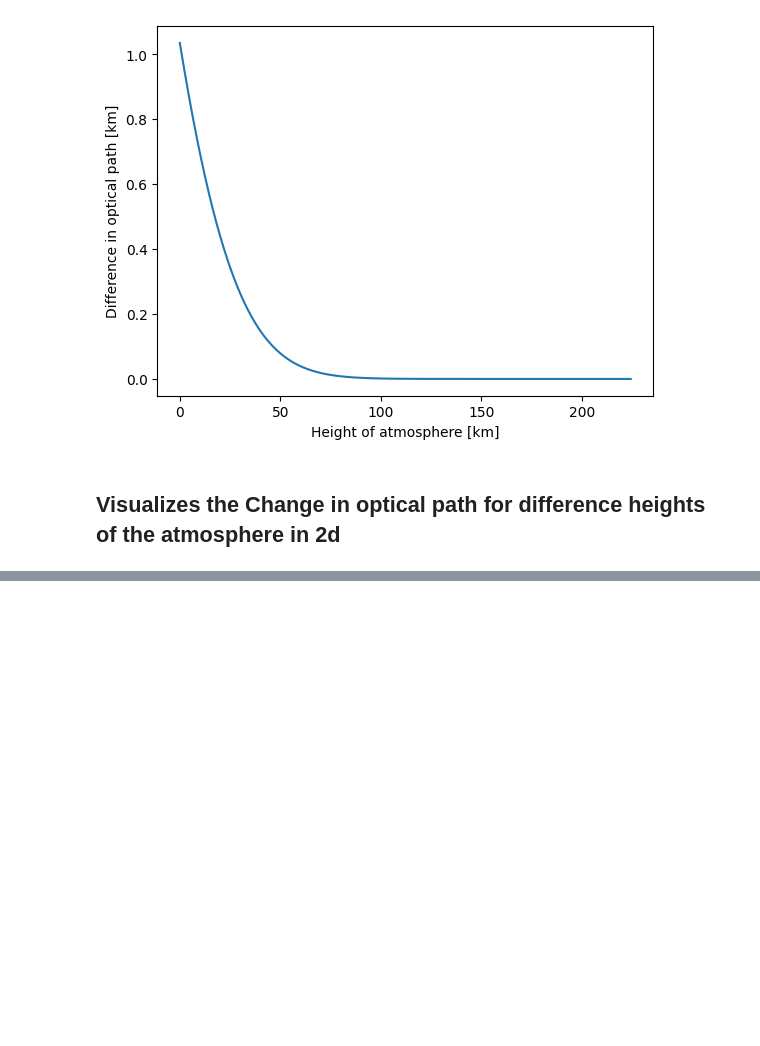
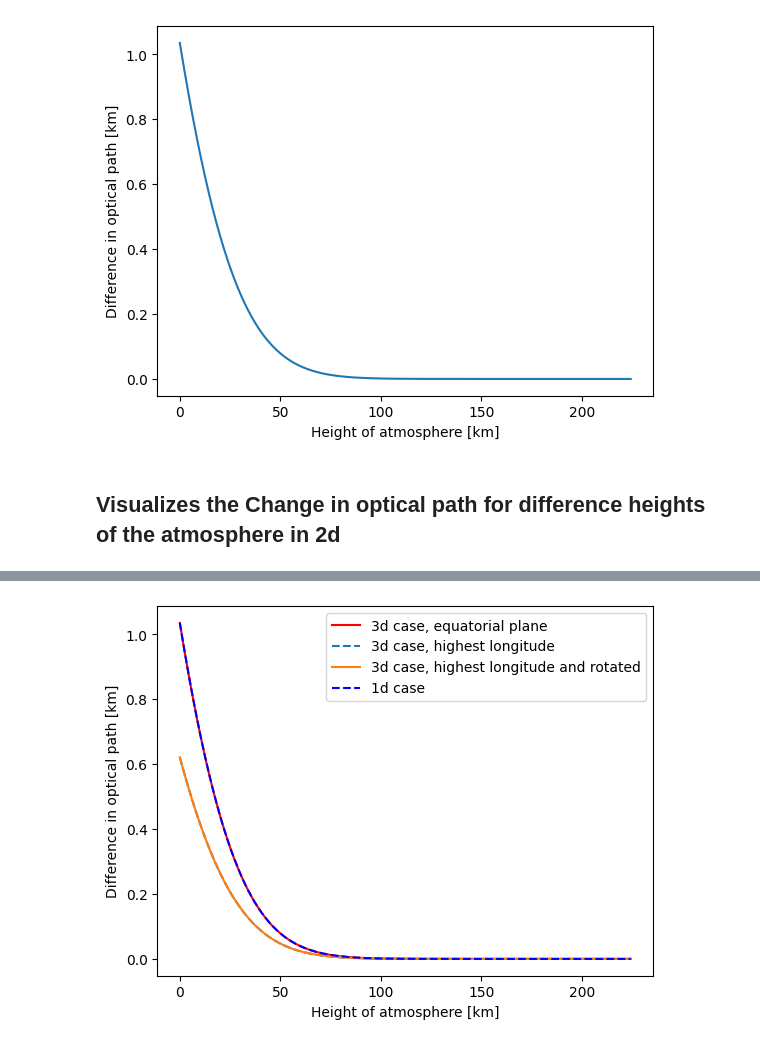
Before and after one commit to giovannipiccoli99/Lens_transit, a Jupyter notebook: calc_los.ipynb, the cells around one changed output, grey strips where cells are left out. Saved outputs shown, nothing was run; the diff lists cells and outputs as text; code cells hidden in the pictures; blank space fills up the shorter version.

```diff
--- a/calc_los.ipynb
+++ b/calc_los.ipynb
@@ -108,0 +112,96 @@ plt.colorbar()
+# %%
+#IMPORTS
+import matplotlib.pyplot as plt
+import numpy as np
+from scipy.interpolate import CubicSpline
+from scipy import integrate
+from scipy.optimize import curve_fit
+
+#HARDCODED VALUES
+R_URANUS = 25559 #at 1bar level (i.e. surface) (equatorial) in km
+
+print("running")
+
+def trsf_to_planet_frame(x, h, theta, phi):
+    #First step: From height in the atmosphere at the closest point to the planet, calcuclate its impact parameter
+    b = R_URANUS + h
+
+    #in the reference frame of the light path that travelles along x:
+    s = np.array([x, 0, 0])
+
+    #Change origin to center of planet:
+    s_planet = s + np.array([0, 0, b])
+
+    #Change to the planet frame via rotation matrices
+    R_x = np.array([[1, 0            , 0             ],
+                    [0, np.cos(theta), -np.sin(theta)],
+                    [0, np.sin(theta),  np.cos(theta)]])
+    R_z = np.array([[np.cos(phi), -np.sin(phi), 0],
+                    [np.sin(phi), np.cos(phi), 0],
+                    [0          , 0           , 1]])
+    s_final = R_x @ R_z @ s_planet
+
+    #Determine r, phi and theta at the location x in the frame of the planet
+    r_final = np.linalg.norm(s_final)
+    phi_final = np.arctan2(s_final[1], s_final[0])
+    theta_final = np.arccos(s_final[2] / r_final)
+
+    return r_final, phi_final, theta_final
+
+def calc_nu_3d(x, h, theta, phi):
+
+    #Determine r, phi and theta in the frame of the planet
+    r_final, theta_final, phi_final = trsf_to_planet_frame(x, h, theta, phi)
+
+    h_atm_final = r_final - R_URANUS #go back to of atmosphere
+
+    if (h_atm_final > 2*np.max(R_datapoints)):
+        return 0
+
+    else:
+        return spl2(h_atm_final) * (1 - 0.4* theta / np.pi)
+
+
+
+def calc_los_3d(h, theta, phi):
+    #Calcualtes the additional path light takes due to refraction of the atmosphere.
+    #
+    #Input values:
+    #h: position (in km) in the atmosphere starting from surface of the planet at the closest point (i.e. when we calculate the impact parameter b= R_p + h
+    #Theta: Inclination of the plant w.r.t the path of light
+    #Phi: Azimuthal angle w.r.t the path of light
+    #
+    #Output:
+    #Change in optical path in km
+
+    return integrate.quad(lambda x: calc_nu_3d(x, h, theta, phi), -1e5, 1e5)[0]
+
+calc_los_3d_vectorized = np.vectorize(calc_los_3d)
+
+
+
+
+h_values = np.linspace(0, 2.2*np.max(R_datapoints), 1000)
+THETA = 0
+PHI = 0
+
+s_not_tilted = calc_los_3d_vectorized(h_values, THETA, PHI)
+
+plt.plot(h_values, s, c='r', label='3d case, equatorial plane')
+
+THETA = np.pi
+PHI = 0
+s_max_tilted = calc_los_3d_vectorized(h_values, THETA, PHI)
+plt.plot(h_values, s_max_tilted, label='3d case, highest longitude', linestyle='dashed')
+
+THETA = np.pi
+PHI = np.pi/6
+s_max_tilted_and_rotated = calc_los_3d_vectorized(h_values, THETA, PHI)
+plt.plot(h_values, s_max_tilted_and_rotated, label='3d case, highest longitude and rotated')
+
+#Comparison to 1d case (e.g. THETA = 0 and Phi = 0)
+plt.plot(h_values, calc_los_vectorized(h_values), label='1d case', c='b', linestyle='dashed')
+plt.xlabel("Height of atmosphere [km]")
+plt.ylabel("Difference in optical path [km]")
+plt.legend()
+# %% [output]
@@ -108,0 +210 @@ plt.colorbar()
+[figure, added]
```
Also changed, not shown: parts of 2 cells of this notebook.
